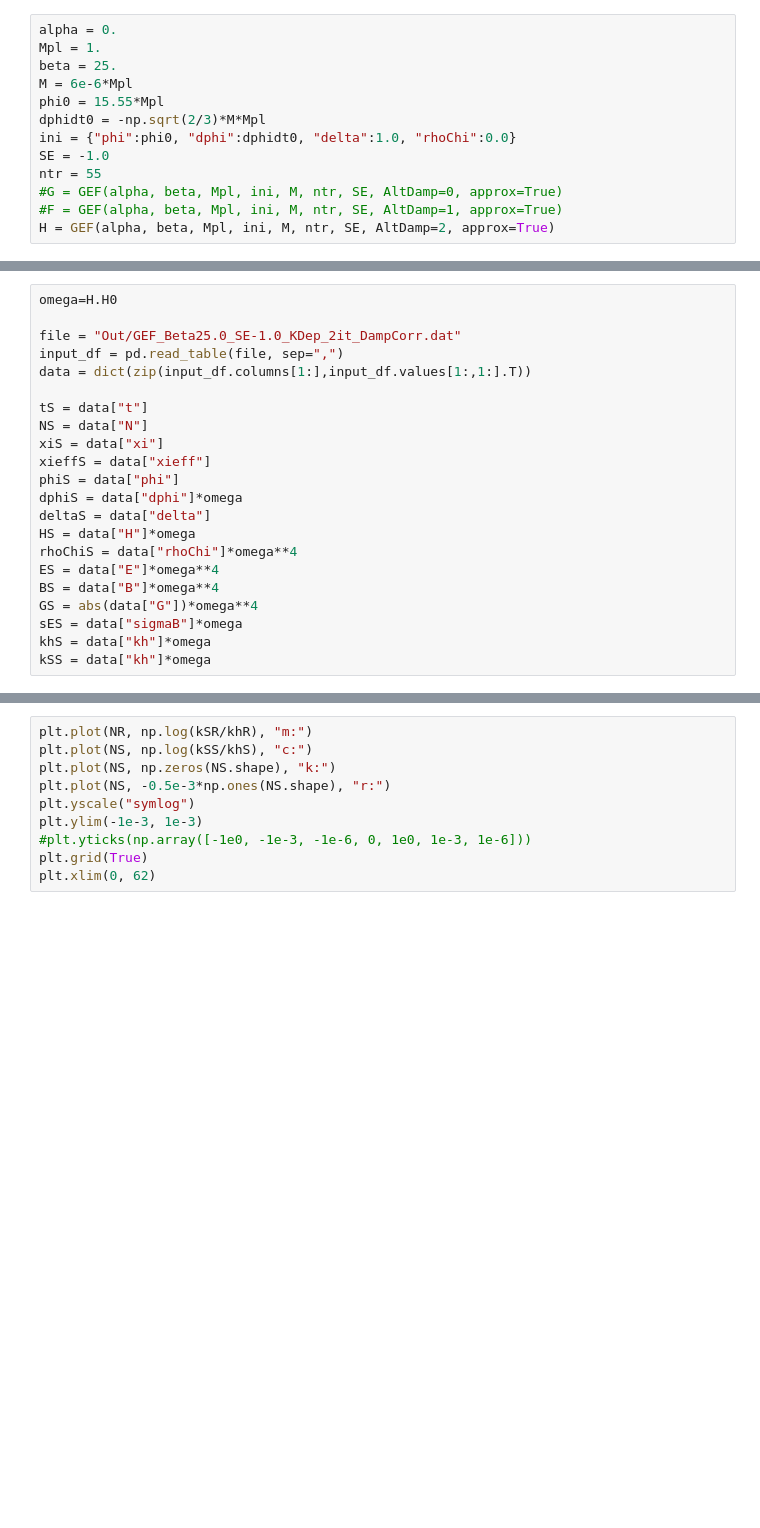
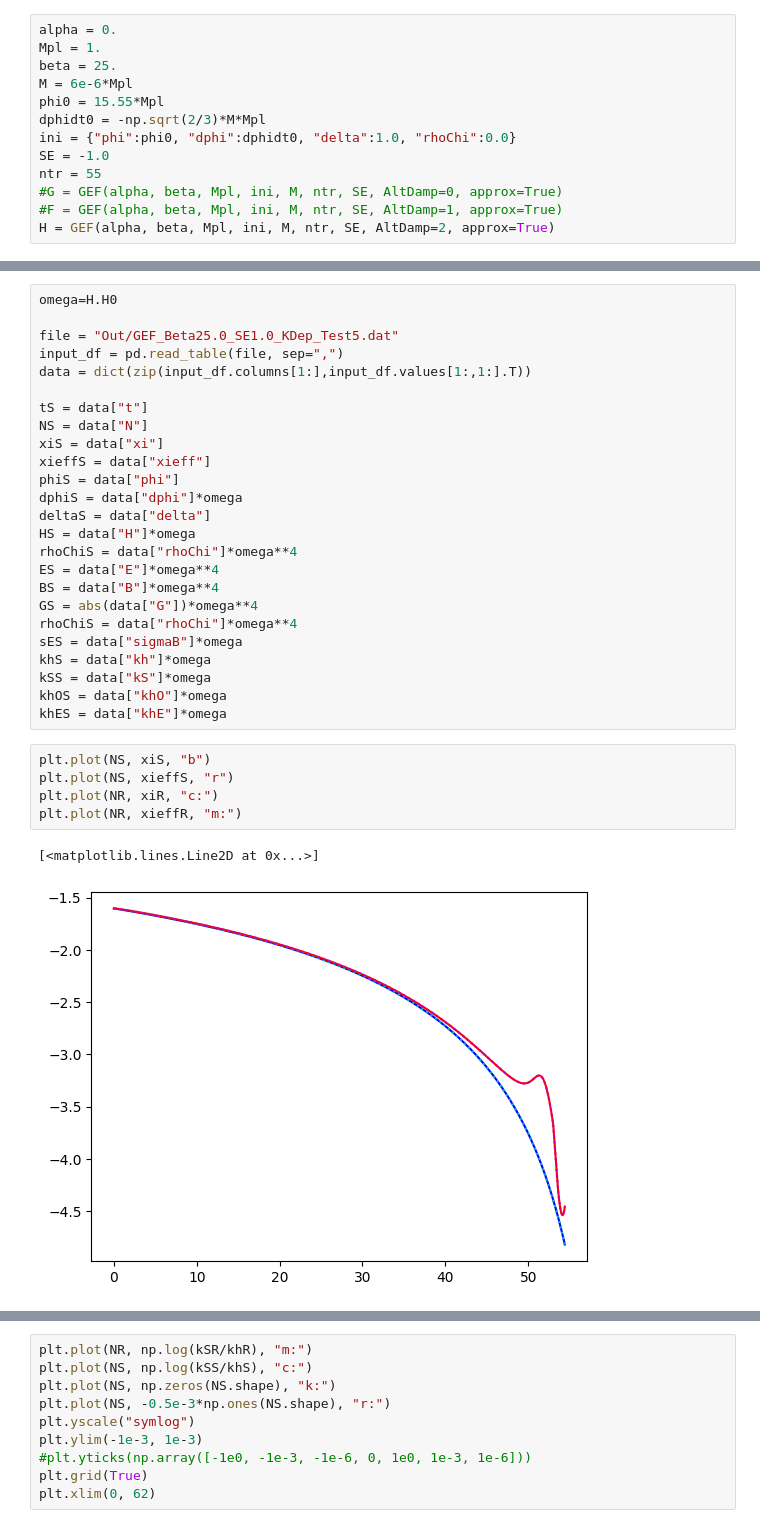
Before and after one commit to richard-von-eckardstein/GEFF, a Jupyter notebook: CompareTwoRuns.ipynb, the cells around one changed output, grey strips where cells are left out. Cells and saved outputs as stored; diff of their text form; blank space fills up the shorter version.

```diff
--- a/CompareTwoRuns.ipynb
+++ b/CompareTwoRuns.ipynb
@@ -52,7 +53,7 @@ khER = data["kh"]*omega
 # %%
 omega=H.H0
 
-file = "Out/GEF_Beta25.0_SE-1.0_KDep_2it_DampCorr.dat"
+file = "Out/GEF_Beta25.0_SE1.0_KDep_Test5.dat"
 input_df = pd.read_table(file, sep=",")
 data = dict(zip(input_df.columns[1:],input_df.values[1:,1:].T))
 
@@ -68,9 +69,20 @@ rhoChiS = data["rhoChi"]*omega**4
 ES = data["E"]*omega**4
 BS = data["B"]*omega**4
 GS = abs(data["G"])*omega**4
+rhoChiS = data["rhoChi"]*omega**4
 sES = data["sigmaB"]*omega
 khS = data["kh"]*omega
-kSS = data["kh"]*omega
+kSS = data["kS"]*omega
+khOS = data["khO"]*omega
+khES = data["khE"]*omega
+# %%
+plt.plot(NS, xiS, "b")
+plt.plot(NS, xieffS, "r")
+plt.plot(NR, xiR, "c:")
+plt.plot(NR, xieffR, "m:")
+# %% [output]
+[<matplotlib.lines.Line2D at 0x...>]
+[figure, added]
 # %%
 fig, ax = plt.subplots(8,2, figsize=(10,10), sharex=True)
 
```
Also changed, not shown: parts of 5 cells of this notebook, 3 other files.
